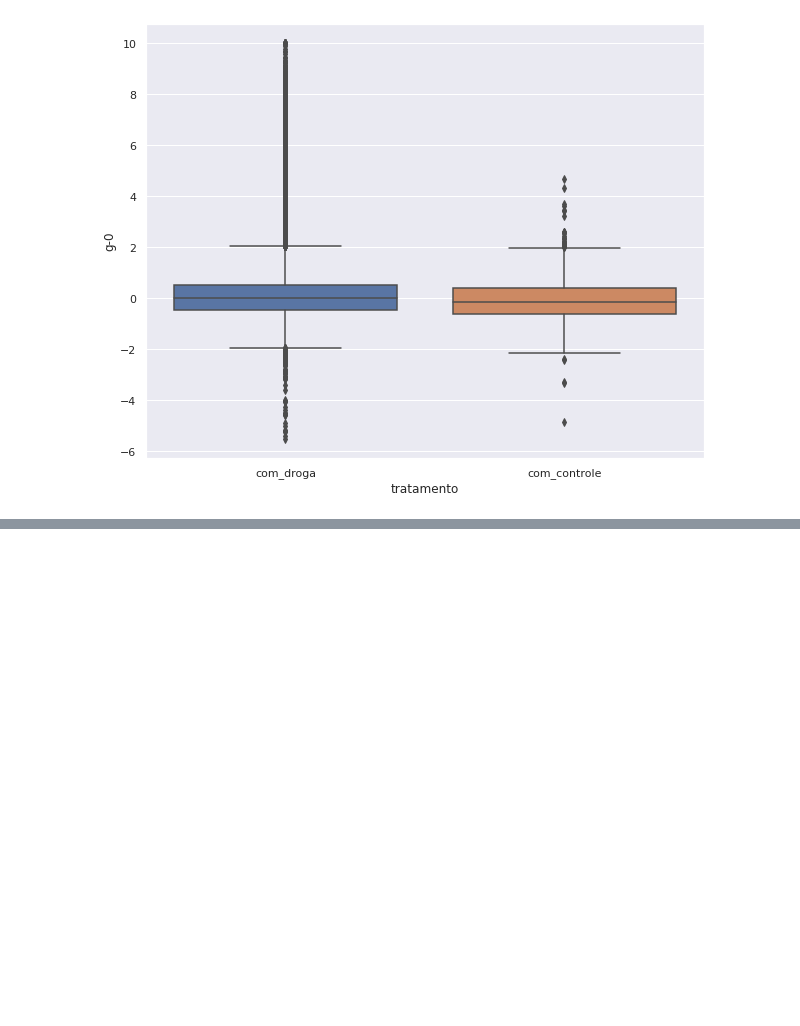
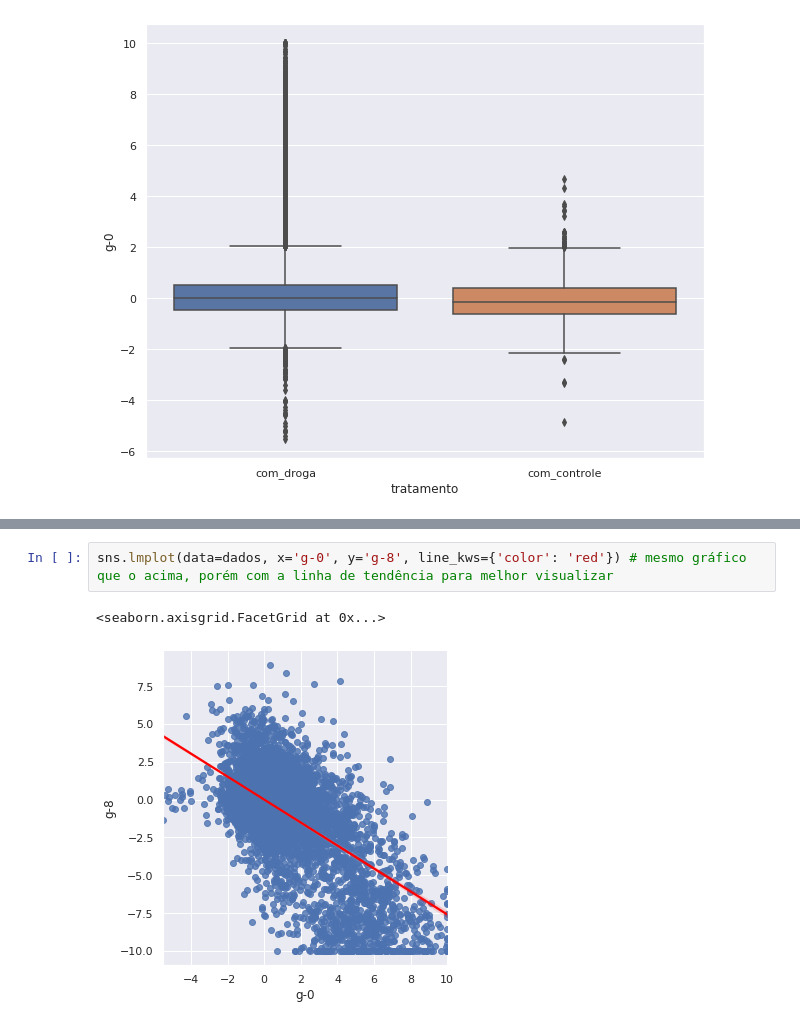
Before and after one commit to carlosantoss/imersao-dados-03, a Jupyter notebook: ImersaoDados03.ipynb, the cells around one changed output, grey strips where cells are left out. Cells and saved outputs as stored; diff of their text form; blank space fills up the shorter version.

```diff
--- a/ImersaoDados03.ipynb
+++ b/ImersaoDados03.ipynb
@@ -149,0 +199,5 @@ sns.boxplot(y='g-0', x='tratamento', data=dados) # boxplot do g-0
+# %%
+sns.lmplot(data=dados, x='g-0', y='g-8', line_kws={'color': 'red'}) # mesmo gráfico que o acima, porém com a linha de tendência para melhor visualizar
+# %% [output]
+<seaborn.axisgrid.FacetGrid at 0x...>
+[figure, added]
```
Also changed, not shown: parts of 20 cells of this notebook.
